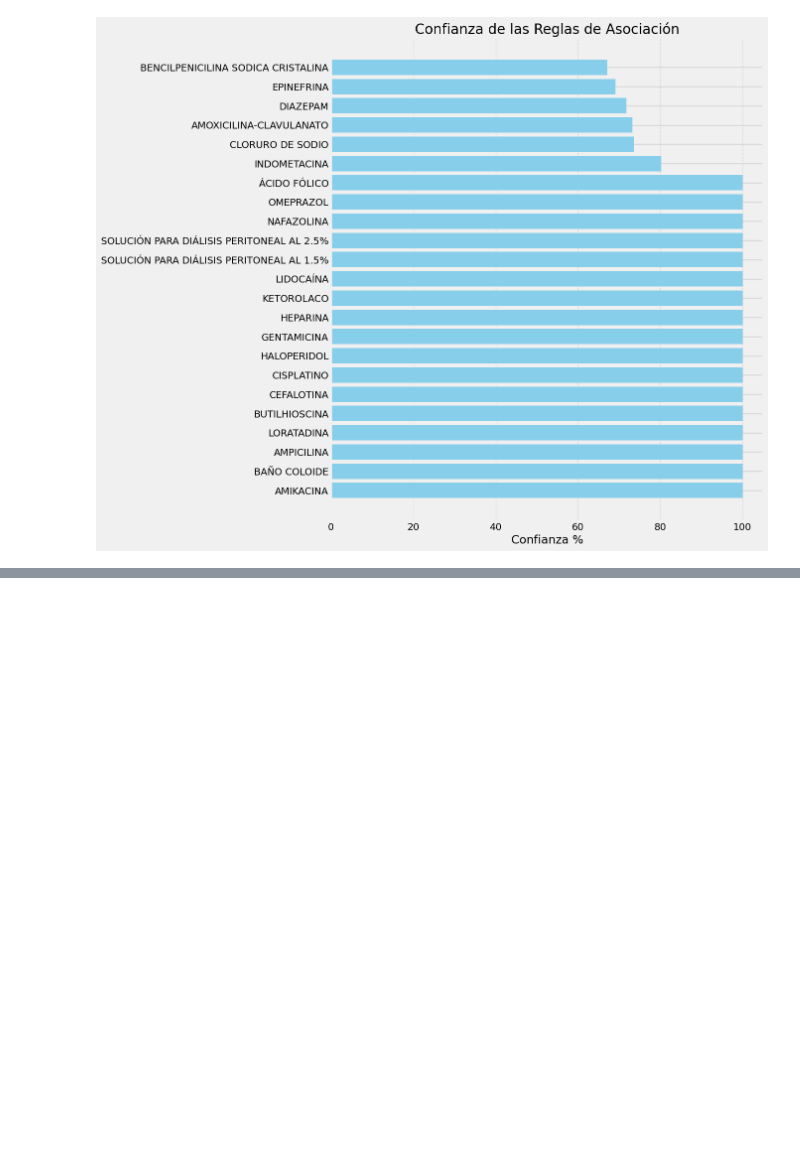
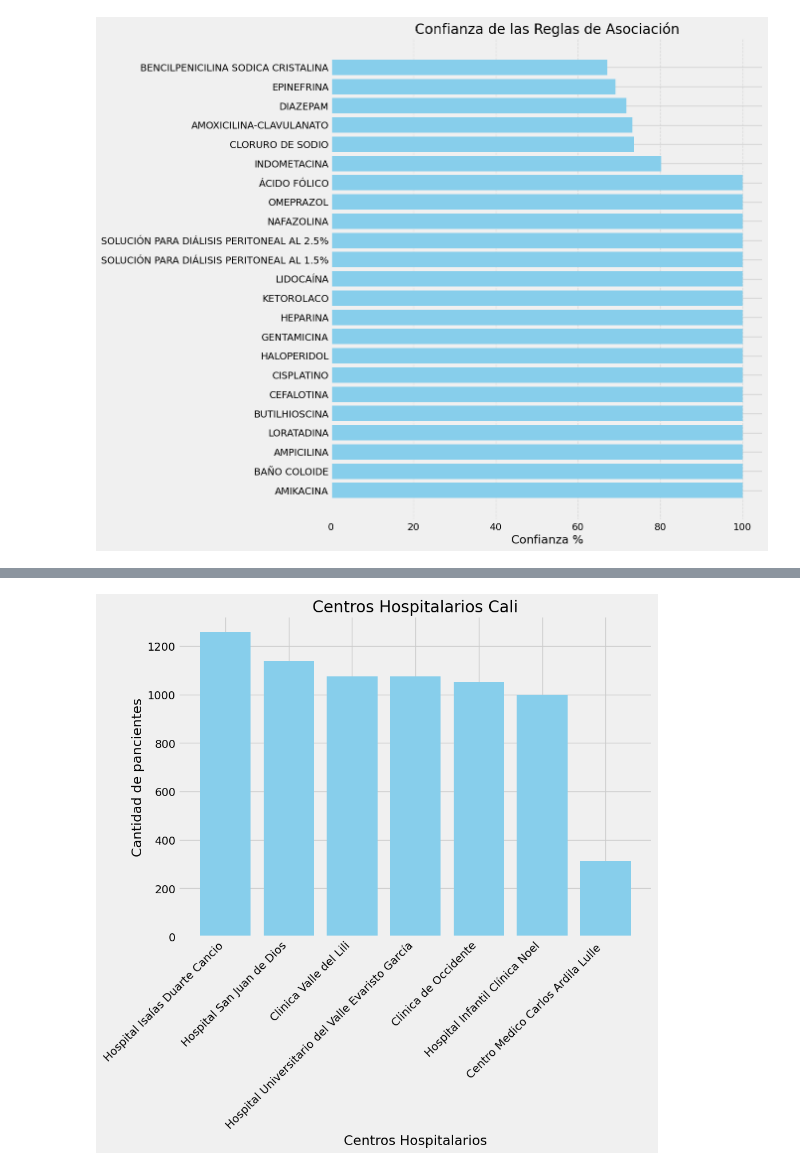
Before and after one commit to Jujo2040751/Proyecto-DataScience, a Jupyter notebook: proy.ipynb, the cells around one changed output, grey strips where cells are left out. Cells and saved outputs as stored; diff of their text form; code cells hidden in the pictures; blank space fills up the shorter version.

Commit message:
Centros Hospitalarios que más atienden pacientes por ciudad

```diff
--- a/proy.ipynb
+++ b/proy.ipynb
@@ -303,0 +289,3 @@ plt.show()
+# %%
+dF_servicio = pds.read_sql("SELECT * FROM \"hecho_gestion_servicios\" ", dbConnection)
+dF_servicio
@@ -303,0 +306,5 @@ plt.show()
+# %%
+df_servicio_num_pacientes = dF_servicio.groupby(['key_ips']).size().reset_index(name='num_pacientes')
+df_dim_ips = pds.read_sql("SELECT * FROM \"dim_ips\" ", dbConnection)
+servicio_by_cuidad = df_servicio_num_pacientes.merge(df_dim_ips, on="key_ips",  how='inner')
+servicio_by_cuidad
@@ -303,0 +329,20 @@ plt.show()
+# %%
+
+servicio_by_cuidad = servicio_by_cuidad.groupby(["municipio"])
+#ingresar la cuidad
+cuidad="Cali"
+
+ips_ciudad=servicio_by_cuidad.get_group(cuidad).sort_values(by="num_pacientes", ascending=False)
+ips_ciudad
+plt.figure(figsize=(10, 10))
+plt.bar(ips_ciudad["nombre"], ips_ciudad["num_pacientes"], color='skyblue')
+plt.xlabel('Centros Hospitalarios')
+plt.ylabel('Cantidad de pancientes')
+plt.title(f'Centros Hospitalarios {cuidad}')
+plt.xticks(rotation=45, ha='right')  # Rotar los nombres de los medicamentos para mejor visibilidad
+plt.tight_layout()
+
+# Mostrar el gráfico
+plt.show()
+# %% [output]
+[figure, added]
```
Also changed, not shown: parts of 9 cells of this notebook.
